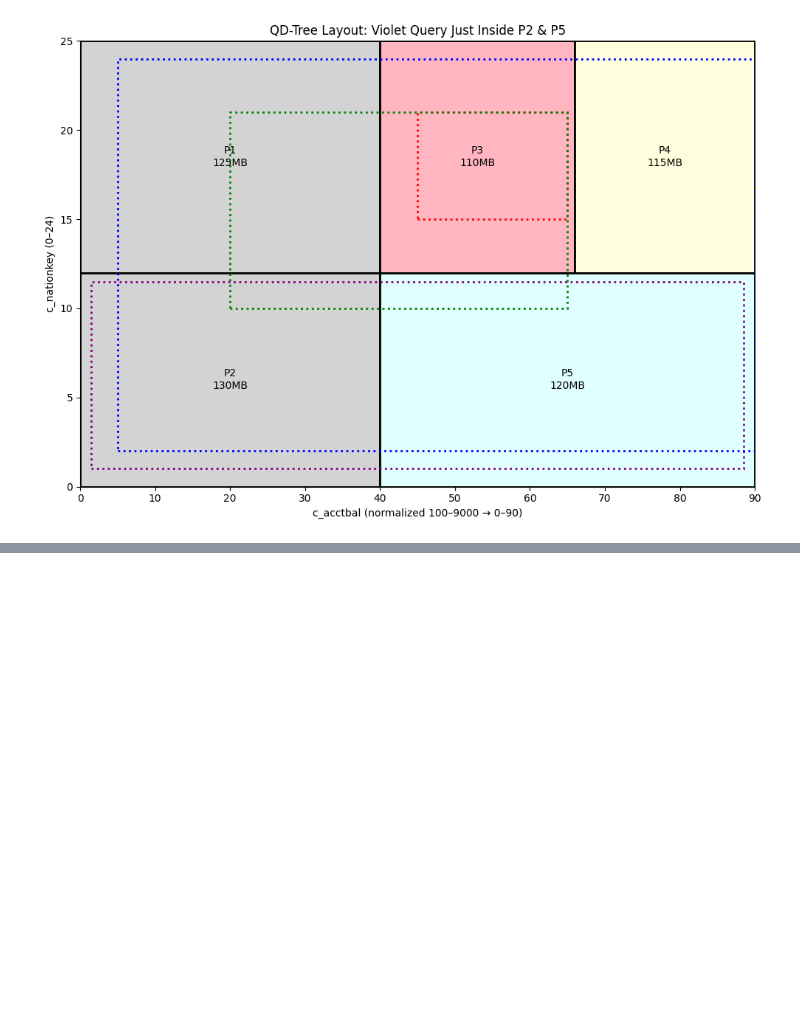
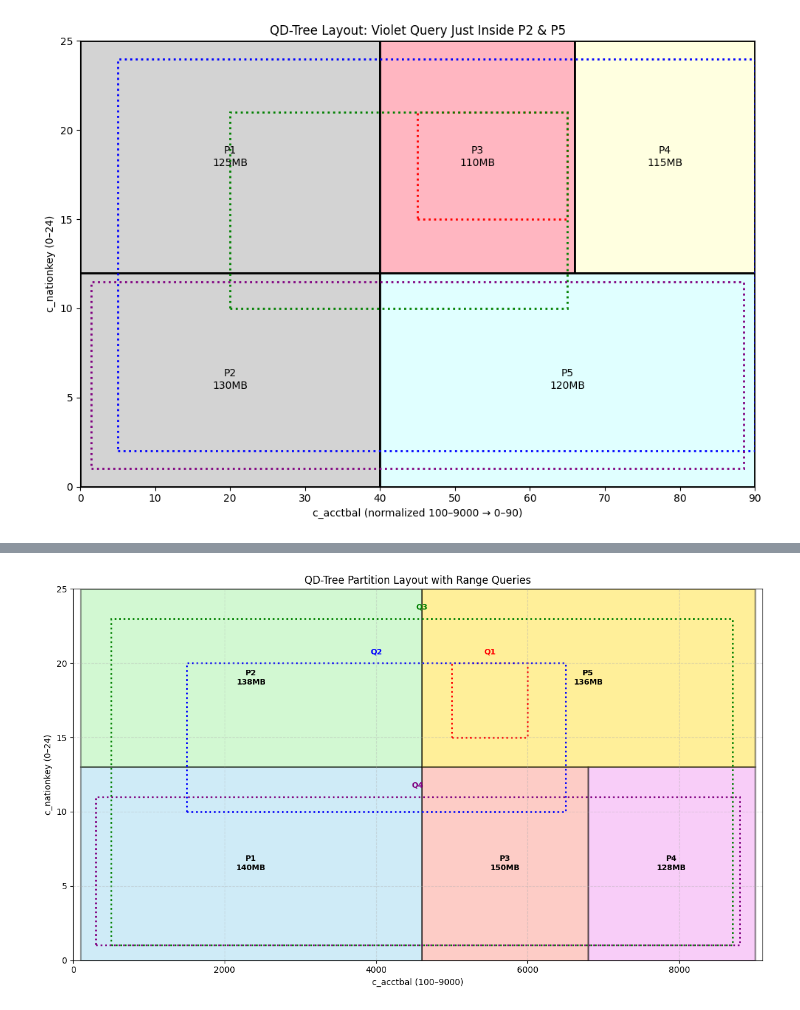
Before and after one commit to Mahima-Dewangan/SUMMER_PROJECT, a Jupyter notebook: PARTITION_2/CODES/Partition_Layout_QF.ipynb, the cells around one changed output, grey strips where cells are left out. Drawn from its saved outputs; the diff is of its cells as text; code cells hidden in the pictures; blank space fills up the shorter version.

```diff
--- a/PARTITION_2/CODES/Partition_Layout_QF.ipynb
+++ b/PARTITION_2/CODES/Partition_Layout_QF.ipynb
@@ -61,0 +125,81 @@ plt.show()
+# %%
+import pandas as pd
+import matplotlib.pyplot as plt
+import matplotlib.patches as patches
+
+# -----------------------------
+# Partition Summary
+# -----------------------------
+partition_summary = pd.DataFrame({
+    'Partition': ['P1', 'P2', 'P3', 'P4', 'P5'],
+    'Size_MB': [140, 138, 150, 128, 136]
+})
+
+# -----------------------------
+# Query Box Definitions
+# -----------------------------
+queries = {
+    "q1": {"box": (5000, 15, 1000, 5), "color": "red"},        # In P5
+    "q2": {"box": (1500, 10, 5000, 10), "color": "blue"},      # In P1
+    "q3": {"box": (500, 1, 8200, 22), "color": "green"},        # Spans all
+    "q4": {"box": (100, 1, 8000 , 10),"color": "purple"}
+}
+
+# Set q4's dimensions
+padding_x = 200
+padding_y = 1
+x_start = 100 + padding_x
+y_start = 0 + padding_y
+width = (9000 - 100) - 2 * padding_x
+height = 12 - 2 * padding_y
+queries["q4"]["box"] = (x_start, y_start, width, height)
+
+# -----------------------------
+# Unified Layout Plot Function
+# -----------------------------
+def plot_partition_layout_with_queries(partition_info, queries):
+    fig, ax = plt.subplots(figsize=(12, 7))
+
+    # Define partition layout (actual c_acctbal/nationkey ranges)
+    layout = [
+        {'id': 'P1', 'x': 100, 'y': 0, 'width': 4600 - 100, 'height': 13, 'color': 'skyblue'},
+        {'id': 'P2', 'x': 100, 'y': 13, 'width': 4600 - 100, 'height': 12, 'color': 'lightgreen'},
+        {'id': 'P3', 'x': 4601, 'y': 0, 'width': 6800 - 4601, 'height': 13, 'color': 'salmon'},
+        {'id': 'P4', 'x': 6801, 'y': 0, 'width': 9000 - 6801, 'height': 13, 'color': 'violet'},
+        {'id': 'P5', 'x': 4601, 'y': 13, 'width': 9000 - 4601, 'height': 12, 'color': 'gold'}
+    ]
+
+    # Draw partitions
+    for part in layout:
+        size_mb = partition_info[partition_info['Partition'] == part['id']]['Size_MB'].values[0]
+        rect = patches.Rectangle((part['x'], part['y']), part['width'], part['height'],
+                                 linewidth=2, edgecolor='black', facecolor=part['color'], alpha=0.4)
+        ax.add_patch(rect)
+        ax.text(part['x'] + part['width']/2, part['y'] + part['height']/2,
+                f"{part['id']}\n{size_mb}MB", ha='center', va='center', fontsize=9, weight='bold')
+
+    # Draw queries
+    for qname, qinfo in queries.items():
+        x, y, w, h = qinfo["box"]
+        ax.add_patch(patches.Rectangle((x, y), w, h,
+                                       edgecolor=qinfo["color"], facecolor='none',
+                                       linestyle='dotted', linewidth=2))
+        ax.text(x + w/2, y + h + 0.5, qname.upper(), ha='center', va='bottom',
+                fontsize=9, color=qinfo["color"], fontweight='bold')
+
+    # Final layout
+    ax.set_xlim(0, 9100)
+    ax.set_ylim(0, 25)
+    ax.set_xlabel("c_acctbal (100–9000)")
+    ax.set_ylabel("c_nationkey (0–24)")
+    ax.set_title("QD-Tree Partition Layout with Range Queries")
+    plt.grid(True, linestyle='--', alpha=0.4)
+    plt.tight_layout()
+    plt.show()
+
+# -----------------------------
+# Run the Combined Plot
+# -----------------------------
+plot_partition_layout_with_queries(partition_summary, queries)
+# %% [output]
+[figure, added]
```
Also changed, not shown: parts of 1 cell of this notebook, 16 other files.
